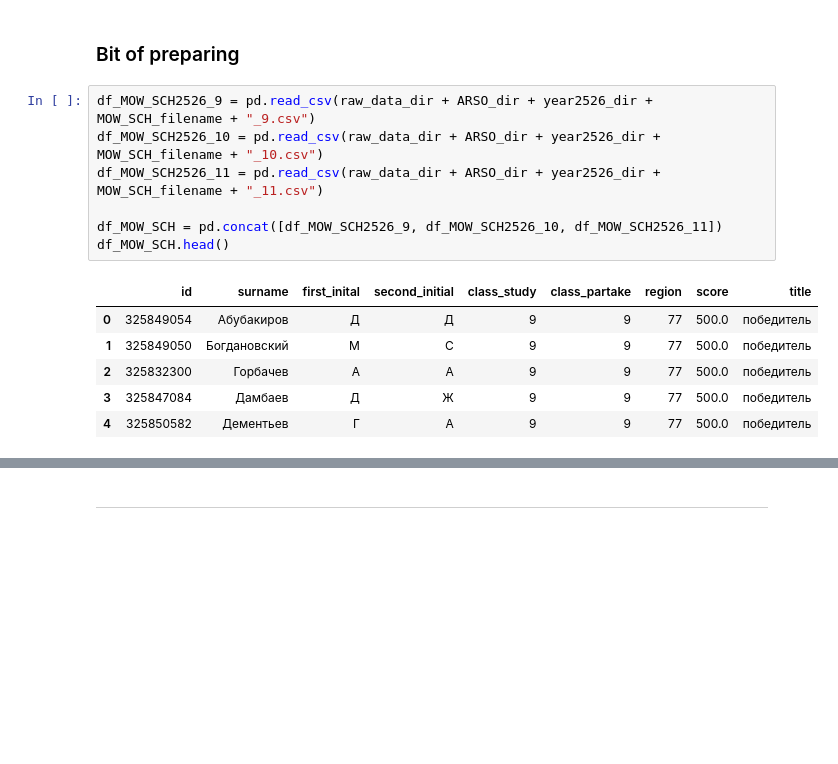
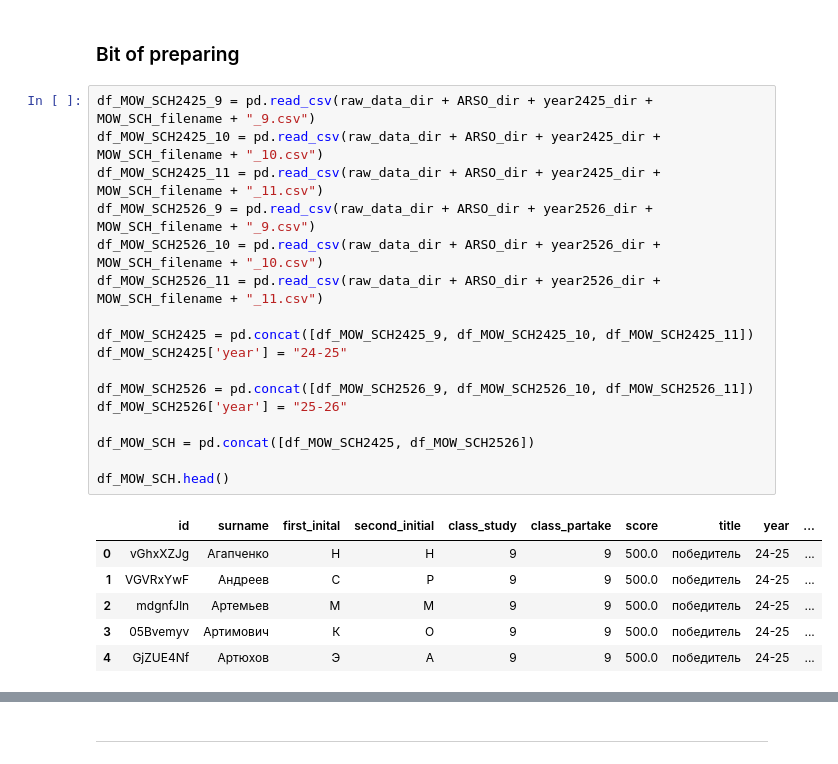
Before and after one commit to VladG00dmanPersonal/LMSH_AI_HACK, a Jupyter notebook: src/Vlad/EDA.ipynb, the cells around one changed output, grey strips where cells are left out. Cells and saved outputs as stored; diff of their text form; blank space fills up the shorter version.

```diff
--- a/src/Vlad/EDA.ipynb
+++ b/src/Vlad/EDA.ipynb
@@ -676,17 +888,27 @@ Name: count, dtype: int64
 # %% [markdown]
 ### Bit of preparing
 # %%
+df_MOW_SCH2425_9 = pd.read_csv(raw_data_dir + ARSO_dir + year2425_dir + MOW_SCH_filename + "_9.csv")
+df_MOW_SCH2425_10 = pd.read_csv(raw_data_dir + ARSO_dir + year2425_dir + MOW_SCH_filename + "_10.csv")
+df_MOW_SCH2425_11 = pd.read_csv(raw_data_dir + ARSO_dir + year2425_dir + MOW_SCH_filename + "_11.csv")
 df_MOW_SCH2526_9 = pd.read_csv(raw_data_dir + ARSO_dir + year2526_dir + MOW_SCH_filename + "_9.csv")
 df_MOW_SCH2526_10 = pd.read_csv(raw_data_dir + ARSO_dir + year2526_dir + MOW_SCH_filename + "_10.csv")
 df_MOW_SCH2526_11 = pd.read_csv(raw_data_dir + ARSO_dir + year2526_dir + MOW_SCH_filename + "_11.csv")
 
-df_MOW_SCH = pd.concat([df_MOW_SCH2526_9, df_MOW_SCH2526_10, df_MOW_SCH2526_11])
+df_MOW_SCH2425 = pd.concat([df_MOW_SCH2425_9, df_MOW_SCH2425_10, df_MOW_SCH2425_11])
+df_MOW_SCH2425['year'] = "24-25"
+
+df_MOW_SCH2526 = pd.concat([df_MOW_SCH2526_9, df_MOW_SCH2526_10, df_MOW_SCH2526_11])
+df_MOW_SCH2526['year'] = "25-26"
+
+df_MOW_SCH = pd.concat([df_MOW_SCH2425, df_MOW_SCH2526])
+
 df_MOW_SCH.head()
 # %% [output]
-|  | id | surname | first_inital | second_initial | class_study | class_partake | region | score | title |
-| 0 | 325849054 | Абубакиров | Д | Д | 9 | 9 | 77 | 500.0 | победитель |
-| 1 | 325849050 | Богдановский | М | С | 9 | 9 | 77 | 500.0 | победитель |
-| 2 | 325832300 | Горбачев | А | А | 9 | 9 | 77 | 500.0 | победитель |
-| 3 | 325847084 | Дамбаев | Д | Ж | 9 | 9 | 77 | 500.0 | победитель |
-| 4 | 325850582 | Дементьев | Г | А | 9 | 9 | 77 | 500.0 | победитель |
+|  | id | surname | first_inital | second_initial | class_study | class_partake | score | title | year | ... |
+| 0 | vGhxXZJg | Агапченко | Н | Н | 9 | 9 | 500.0 | победитель | 24-25 | ... |
+| 1 | VGVRxYwF | Андреев | С | Р | 9 | 9 | 500.0 | победитель | 24-25 | ... |
+| 2 | mdgnfJln | Артемьев | М | М | 9 | 9 | 500.0 | победитель | 24-25 | ... |
+| 3 | 05Bvemyv | Артимович | К | О | 9 | 9 | 500.0 | победитель | 24-25 | ... |
+| 4 | GjZUE4Nf | Артюхов | Э | А | 9 | 9 | 500.0 | победитель | 24-25 | ... |
 # %%
```
Also changed, not shown: parts of 28 cells of this notebook.
